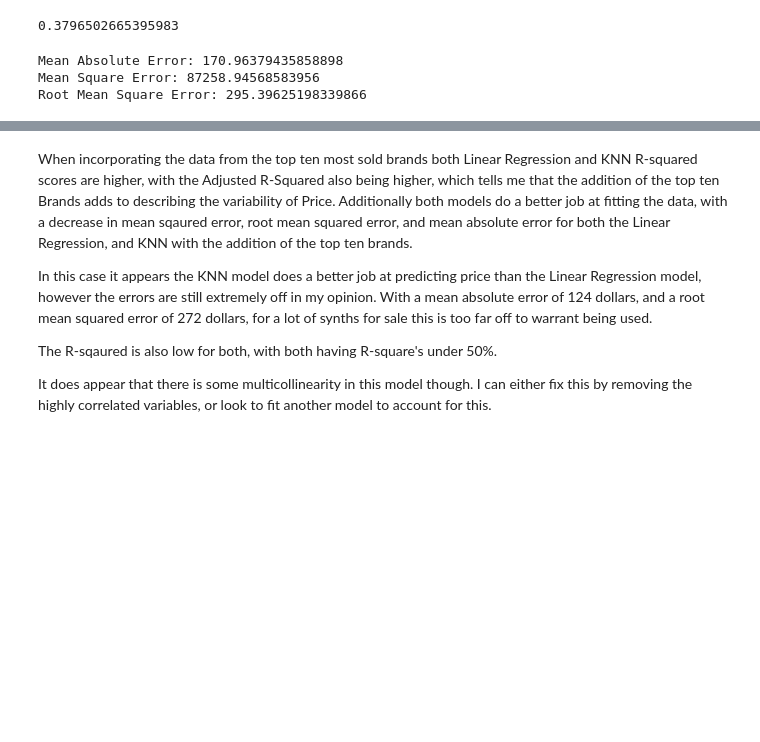
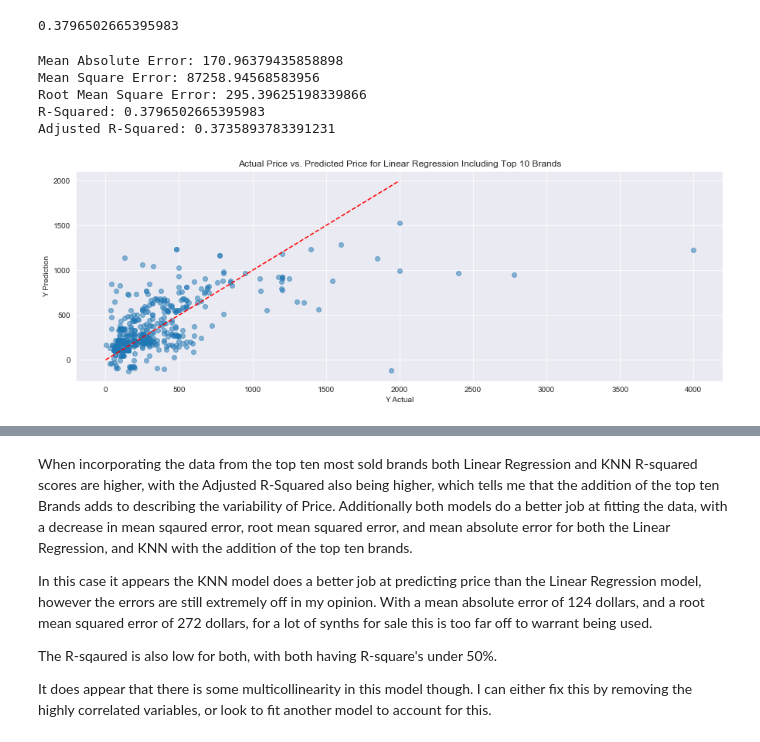
Before and after one commit to Aethernyx/Reverb_Synth_Sales_Anallysis, a Jupyter notebook: Reverb_model_building.ipynb, the cells around one changed output, grey strips where cells are left out. Cells and saved outputs as stored; diff of their text form; code cells hidden in the pictures; blank space fills up the shorter version.

```diff
--- a/Reverb_model_building.ipynb
+++ b/Reverb_model_building.ipynb
@@ -588,15 +645,38 @@ linear_model.score(X_test, y_test)
 # %% [output]
 0.3796502665395983
 # %%
-y_pred = linear_model.predict(X_test)
+ttb_linear_y_pred = linear_model.predict(X_test)
 
-print('Mean Absolute Error: {}'.format(mean_absolute_error(y_test, y_pred)))
-print('Mean Square Error: {}'.format(mean_squared_error(y_test, y_pred)))
-print('Root Mean Square Error: {}'.format(np.sqrt(mean_squared_error(y_test, y_pred))))
+ttb_linear_mae = mean_absolute_error(y_test, ttb_linear_y_pred)
+print('Mean Absolute Error: {}'.format(ttb_linear_mae))
+
+ttb_linear_mse = mean_squared_error(y_test, ttb_linear_y_pred)
+print('Mean Square Error: {}'.format(ttb_linear_mse))
+
+ttb_linear_rmse = np.sqrt(mean_squared_error(y_test, ttb_linear_y_pred))
+print('Root Mean Square Error: {}'.format(ttb_linear_rmse))
+
+ttb_linear_r_squared = linear_model.score(X_test, y_test)
+print('R-Squared: {}'.format(ttb_linear_r_squared))
+
+ttb_linear_adj_r_squared = 1 - ((1-ttb_linear_r_squared) * len(new_df) / (len(new_df) - len(X.columns) - 1))
+print('Adjusted R-Squared: {}'.format(ttb_linear_adj_r_squared))
 # %% [output]
 Mean Absolute Error: 170.96379435858898
 Mean Square Error: 87258.94568583956
 Root Mean Square Error: 295.39625198339866
+R-Squared: 0.3796502665395983
+Adjusted R-Squared: 0.3735893783391231
+# %%
+plt.figure(figsize=(15, 5))
+plt.scatter(y_test, ttb_linear_y_pred, alpha=0.5)
+plt.plot(range(2000), range(2000), color='red', ls='--')
+plt.xlabel('Y Actual')
+plt.ylabel('Y Prediction')
+plt.title('Actual Price vs. Predicted Price for Linear Regression Including Top 10 Brands')
+plt.show()
+# %% [output]
+[figure, added]
 # %%
 # Building an SM Model with X and Y to look at Adjusted R-squared
 
```
Also changed, not shown: parts of 94 cells of this notebook.
